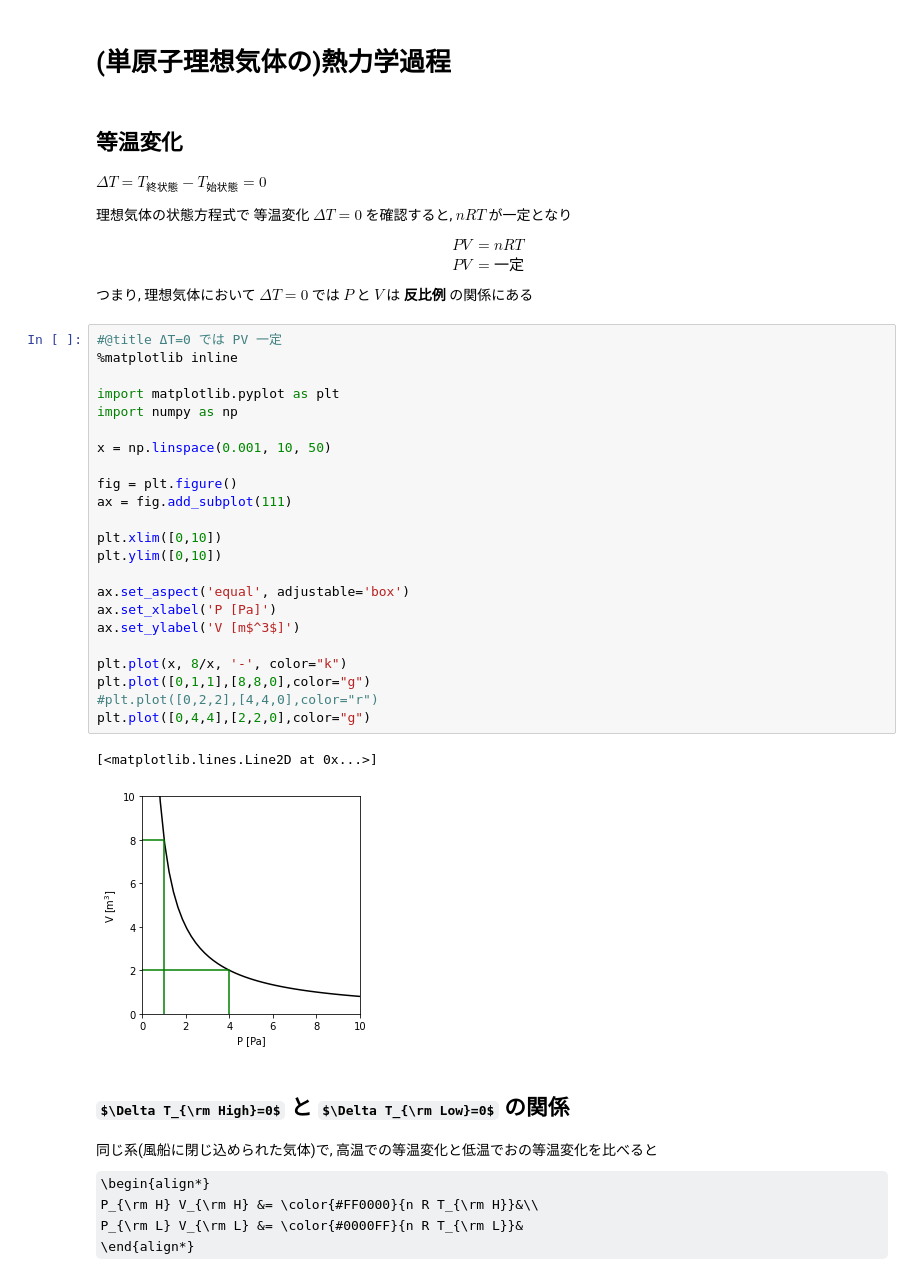
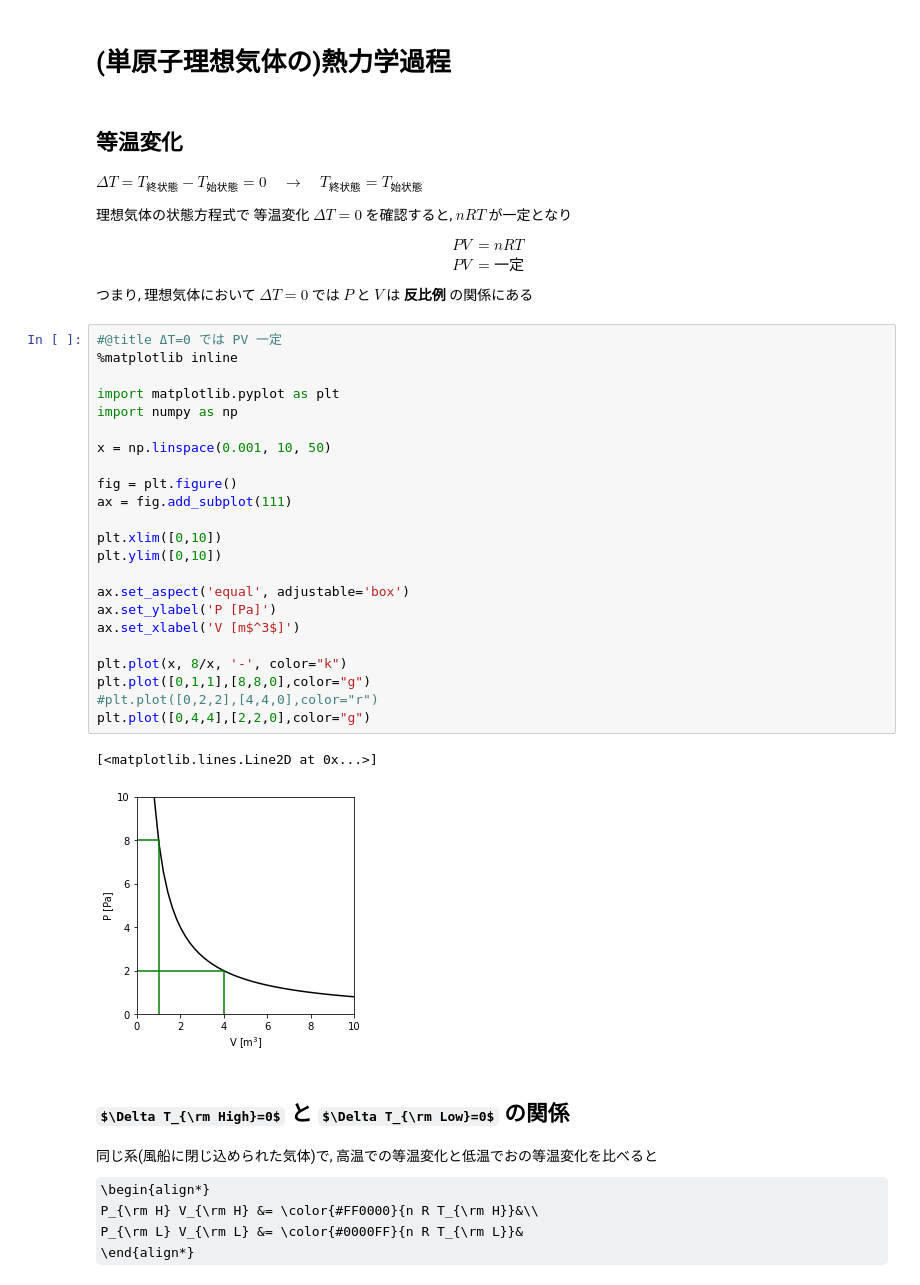
Before and after one commit to kzhkAKT/Physics2, a Jupyter notebook: 3331_等温変化_物理2.ipynb, the cells around one changed output. Saved outputs shown, nothing was run; the diff lists cells and outputs as text; some formulas as TeX source.

```diff
--- a/3331_等温変化_物理2.ipynb
+++ b/3331_等温変化_物理2.ipynb
@@ -5,7 +5,7 @@
 # %% [markdown]
 ## 等温変化
 
-$\Delta T = T_{終状態}-T_{始状態}=0$
+$\Delta T = T_{終状態}-T_{始状態}=0 \quad \to \quad T_{終状態}=T_{始状態}$
 
 理想気体の状態方程式で 等温変化 $\Delta T=0$ を確認すると,
 $nRT$ が一定となり
@@ -17,29 +17,29 @@ PV &= 一定&
 # %%
 #@title ΔT=0 では PV 一定
 %matplotlib inline
 
 import matplotlib.pyplot as plt
 import numpy as np
 
 x = np.linspace(0.001, 10, 50)
 
 fig = plt.figure()
 ax = fig.add_subplot(111)
 
 plt.xlim([0,10])
 plt.ylim([0,10])
 
 ax.set_aspect('equal', adjustable='box')
-ax.set_xlabel('P [Pa]')
-ax.set_ylabel('V [m$^3$]')
+ax.set_ylabel('P [Pa]')
+ax.set_xlabel('V [m$^3$]')
 
 plt.plot(x, 8/x, '-', color="k")
 plt.plot([0,1,1],[8,8,0],color="g")
 #plt.plot([0,2,2],[4,4,0],color="r")
 plt.plot([0,4,4],[2,2,0],color="g")
 # %% [output]
 [<matplotlib.lines.Line2D at 0x...>]
-[figure, old version]
+[figure, new version]
 # %% [markdown]
 ## $\Delta T_{\rm High}=0$ と $\Delta T_{\rm Low}=0$  の関係
 
```
Also changed, not shown: parts of 3 cells of this notebook.
